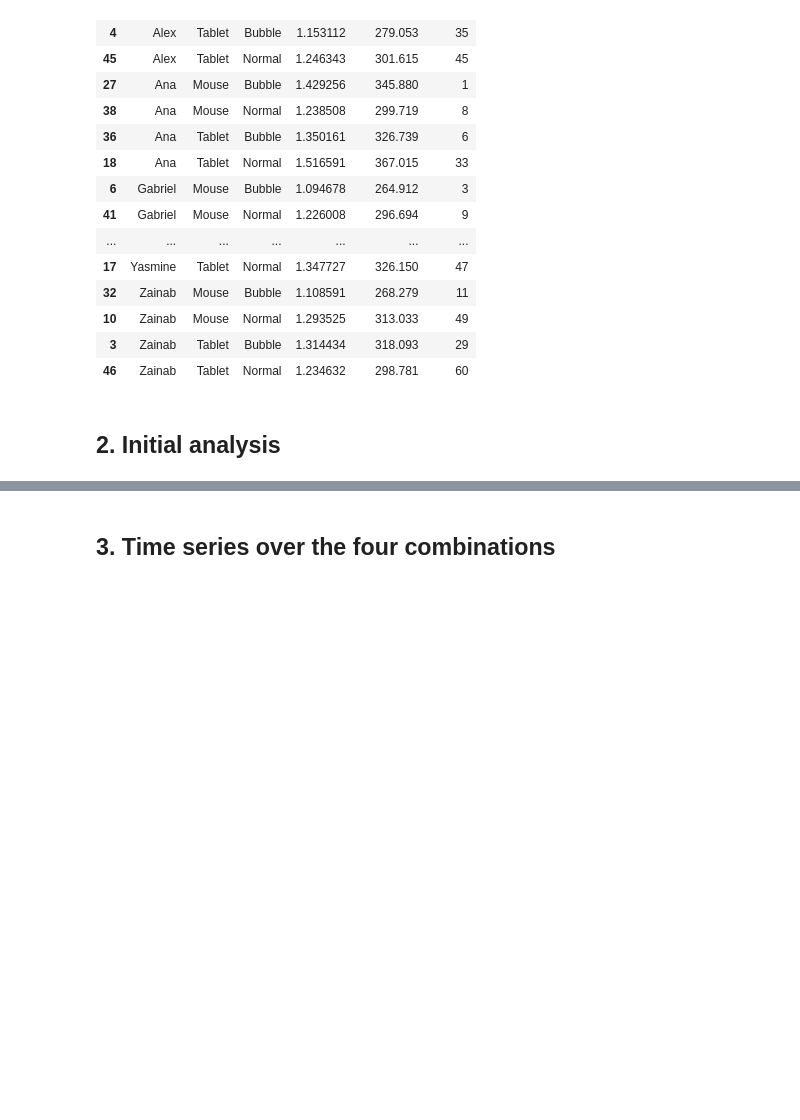
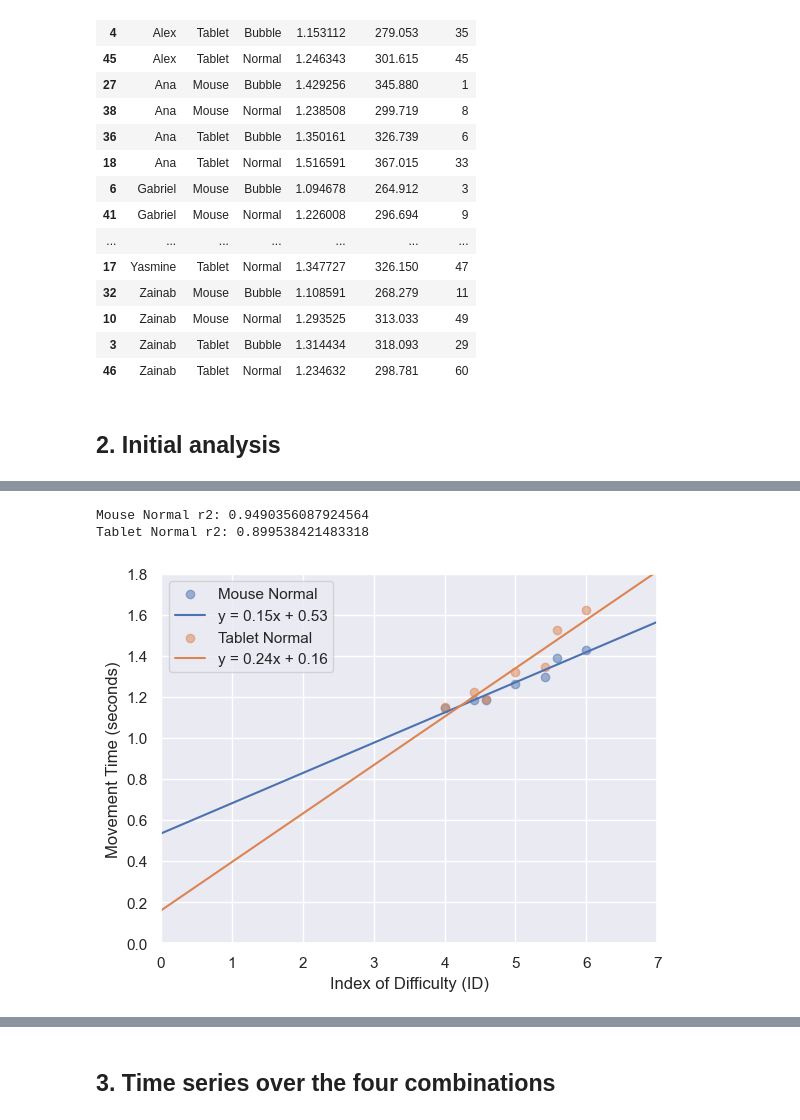
Before and after one commit to IoanaBaciu24/BubbleCursorExperiment, a Jupyter notebook: experiment_analysis.ipynb, the cells around one changed output, grey strips where cells are left out. Saved outputs shown, nothing was run; the diff lists cells and outputs as text; code cells hidden in the pictures; blank space fills up the shorter version.

```diff
--- a/experiment_analysis.ipynb
+++ b/experiment_analysis.ipynb
@@ -119 +133,7 @@ plot_id_mt(device=["Tablet"])
 [figure]
+# %%
+plot_id_mt(mode=["Normal"])
+# %% [output]
+Mouse Normal r2: 0.9490356087924564
+Tablet Normal r2: 0.899538421483318
+[figure, added]
```
Also changed, not shown: parts of 15 cells of this notebook, 1 other file.
